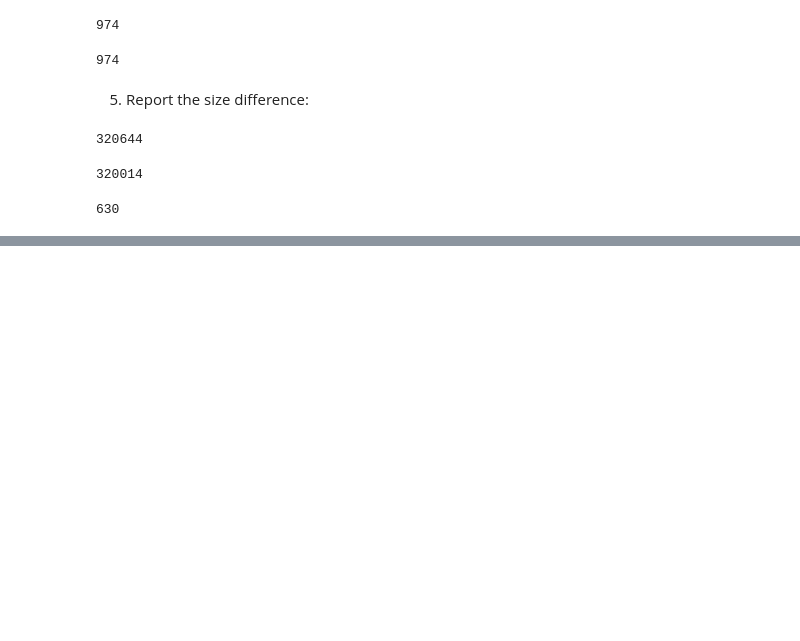
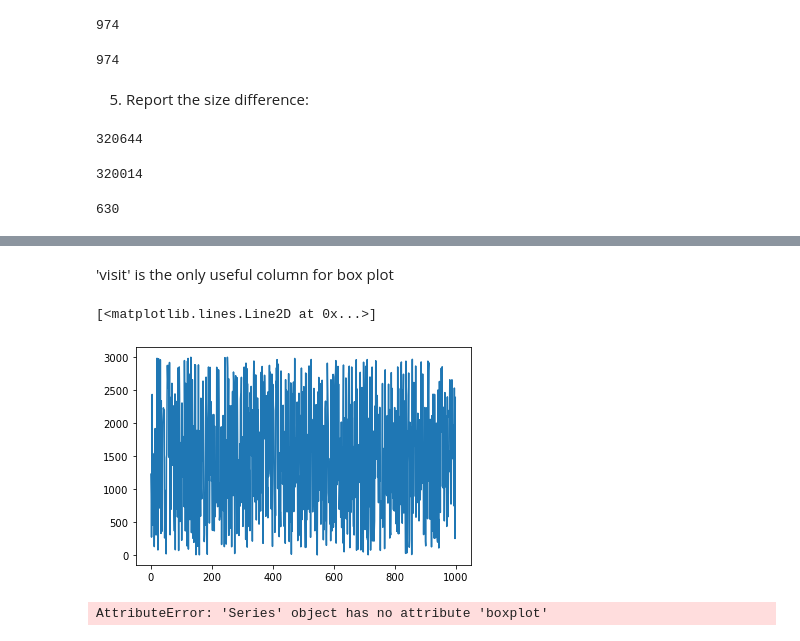
Before and after one commit to ScottBreitbach/DSC540, a Jupyter notebook: Weeks5-6/DWwP_Ch5-6/540Wk5-6_DWwP-Ch6.ipynb, the cells around one changed output, grey strips where cells are left out. Saved outputs shown, nothing was run; the diff lists cells and outputs as text; code cells hidden in the pictures; blank space fills up the shorter version.

```diff
--- a/Weeks5-6/DWwP_Ch5-6/540Wk5-6_DWwP-Ch6.ipynb
+++ b/Weeks5-6/DWwP_Ch5-6/540Wk5-6_DWwP-Ch6.ipynb
@@ -638,0 +689,11 @@ getsizeof(df) - getsizeof(cleanDF)
+# %% [markdown]
+'visit' is the only useful column for box plot
+# %%
+plt.plot(cleanDF.visit)
+# %% [output]
+[<matplotlib.lines.Line2D at 0x...>]
+[figure, added]
+# %%
+cleanDF['visit'].boxplot()
+# %% [output]
+AttributeError: 'Series' object has no attribute 'boxplot'
```
Also changed, not shown: parts of 31 cells of this notebook.
